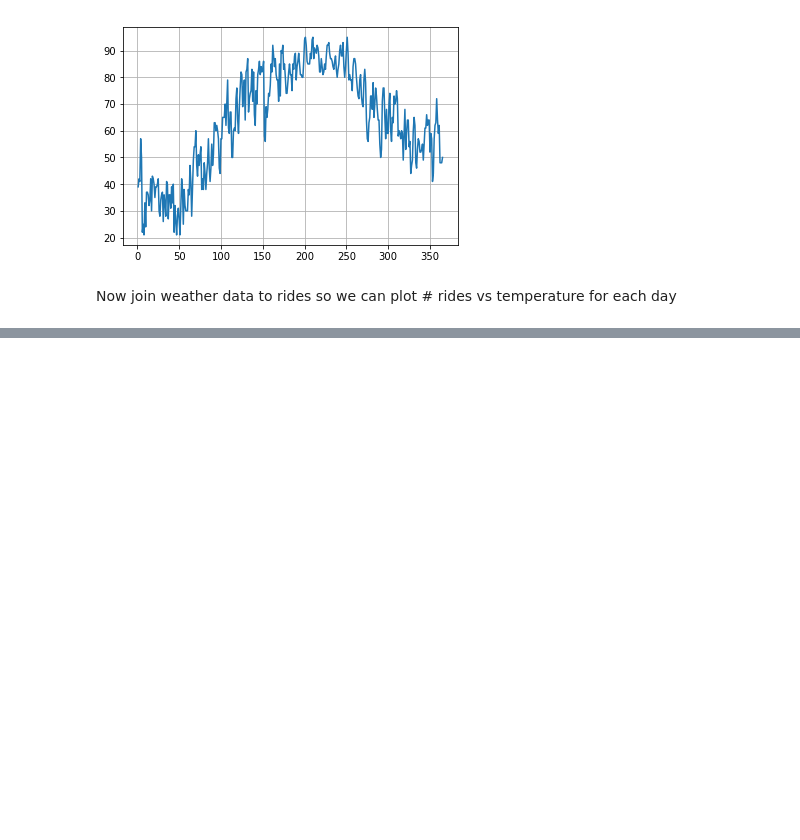
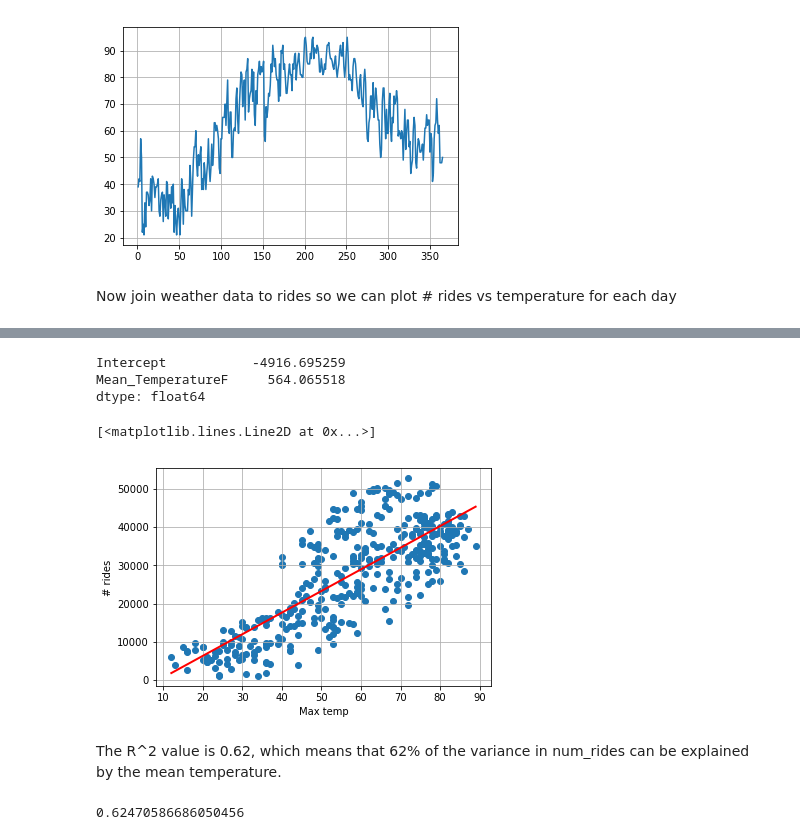
Before and after one commit to andypicke/Springboard_DataScience, a Jupyter notebook: Capstone_1/weather_vs_rides.ipynb, the cells around one changed output, grey strips where cells are left out. Drawn from its saved outputs; the diff is of its cells as text; code cells hidden in the pictures; blank space fills up the shorter version.

```diff
--- a/Capstone_1/weather_vs_rides.ipynb
+++ b/Capstone_1/weather_vs_rides.ipynb
@@ -60,0 +64,32 @@ plt.ylabel('# rides')
+# %%
+# Fit a linear regression
+import statsmodels.formula.api as smf
+# create a fitted model in one line
+lm = smf.ols(formula='num_rides ~Mean_TemperatureF', data=comb).fit()
+# print the coefficients
+lm.params
+# %% [output]
+Intercept           -4916.695259
+Mean_TemperatureF     564.065518
+dtype: float64
+# %%
+# plot the regression line over the data
+X_new = pd.DataFrame({'Mean_TemperatureF': [comb.Mean_TemperatureF.min(), comb.Mean_TemperatureF.max()]})
+X_new.head()
+preds = lm.predict(X_new)
+#preds
+plt.scatter(comb.Mean_TemperatureF,comb.num_rides)
+plt.grid();
+plt.xlabel('Max temp')
+plt.ylabel('# rides')
+
+plt.plot(X_new,preds,c='red',linewidth=2)
+# %% [output]
+[<matplotlib.lines.Line2D at 0x...>]
+[figure, added]
+# %% [markdown]
+The R^2 value is 0.62, which means that 62% of the variance in num_rides can be explained by the mean temperature.
+# %%
+lm.rsquared
+# %% [output]
+0.62470586686050456
```
Also changed, not shown: parts of 2 cells of this notebook.
